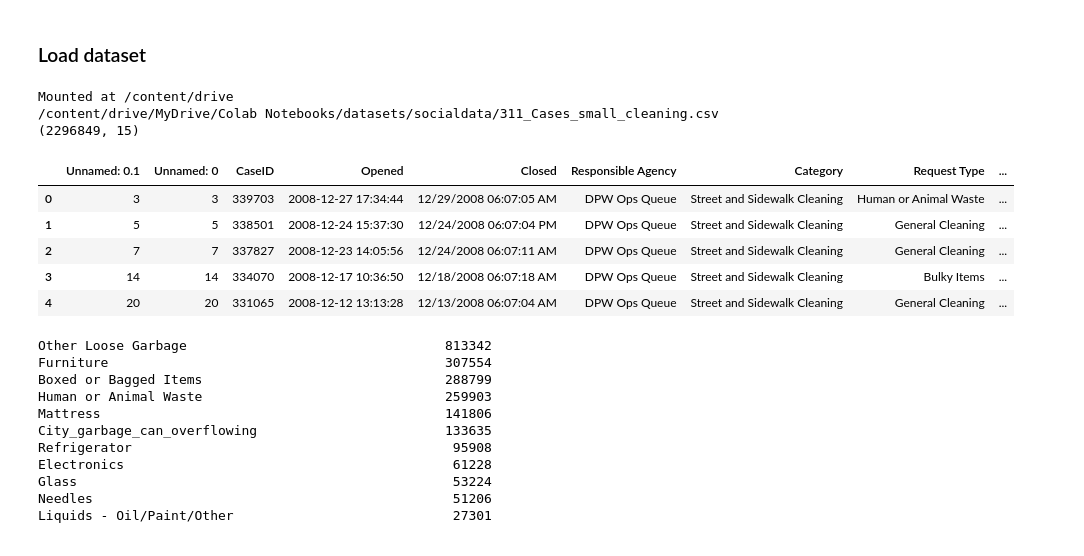
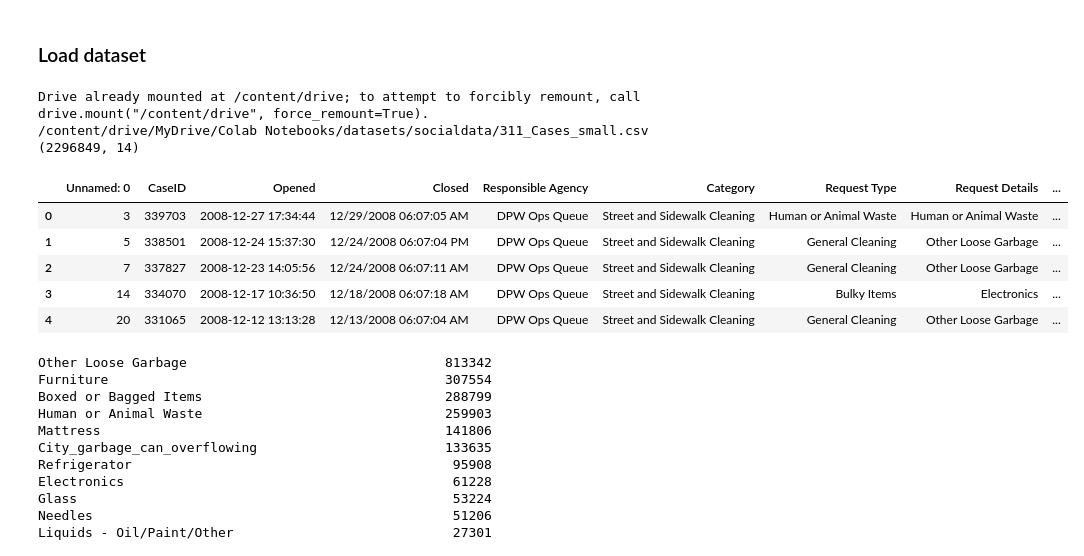
Before and after one commit to GustavHansen99/SocialDataFinalProject, a Jupyter notebook: coding/data_exploration_aiax.ipynb, the cells around one changed output. Cells and saved outputs as stored; diff of their text form; code cells hidden in the pictures.

```diff
--- a/coding/data_exploration_aiax.ipynb
+++ b/coding/data_exploration_aiax.ipynb
@@ -55,48 +58,47 @@ from google.colab import drive
 drive.mount('/content/drive')
 
 datasets_path = '/content/drive/MyDrive/Colab Notebooks/datasets/socialdata'
-file_path = "311_Cases_small_cleaning.csv"
+file_path = "311_Cases_small.csv"
 dataset_path = os.path.join(datasets_path, file_path)
 print(dataset_path)
 
 # Load dataset with only necessary cols
 # cols = ['CaseID', 'Opened', 'Category', 'Latitude', 'Longitude', 'Responsible Agency']
 # cols = ['CaseID', 'Opened', 'Closed', 'Category', 'Request Type', 'Request Details', 'Street', 'Police District', 'Latitude', 'Longitude', 'Responsible Agency']
 # df = pd.read_csv(dataset_path, usecols=cols, low_memory=True)
 # df = df[df['Category']=='Street and Sidewalk Cleaning']
-# df.to_csv(os.path.join(datasets_path, "311_Cases_small_cleaning.csv"))
+# df.to_csv(os.path.join(datasets_path, "311_Cases_small.csv"))
 
 df = pd.read_csv(dataset_path)
 
 # Optional: set display options to show all columns
 pd.set_option('display.max_columns', None)
 
 # Select float format
-pd.set_option('float_format', '{:.2f}'.format)
+# pd.set_option('float_format', '{:.2f}'.format)
 
 # Set main colors for plots
 color='lavender'
 edgecolor='indigo'
 
 # Convert the "Opened" column to a datetime object, and extract the date and time components into separate columns
 df['Opened'] = pd.to_datetime(df['Opened'], format='%m/%d/%Y %I:%M:%S %p')
-
 df['Date'] = df['Opened'].dt.date
 df['Time'] = df['Opened'].dt.time
 
 # Show the first few rows of the resulting dataframe
 print(df.shape)
 df.head()
 # %% [output]
-Mounted at /content/drive
-/content/drive/MyDrive/Colab Notebooks/datasets/socialdata/311_Cases_small_cleaning.csv
-(2296849, 15)
+Drive already mounted at /content/drive; to attempt to forcibly remount, call drive.mount("/content/drive", force_remount=True).
+/content/drive/MyDrive/Colab Notebooks/datasets/socialdata/311_Cases_small.csv
+(2296849, 14)
-|  | Unnamed: 0.1 | Unnamed: 0 | CaseID | Opened | Closed | Responsible Agency | Category | Request Type | ... |
-| 0 | 3 | 3 | 339703 | 2008-12-27 17:34:44 | 12/29/2008 06:07:05 AM | DPW Ops Queue | Street and Sidewalk Cleaning | Human or Animal Waste | ... |
-| 1 | 5 | 5 | 338501 | 2008-12-24 15:37:30 | 12/24/2008 06:07:04 PM | DPW Ops Queue | Street and Sidewalk Cleaning | General Cleaning | ... |
-| 2 | 7 | 7 | 337827 | 2008-12-23 14:05:56 | 12/24/2008 06:07:11 AM | DPW Ops Queue | Street and Sidewalk Cleaning | General Cleaning | ... |
-| 3 | 14 | 14 | 334070 | 2008-12-17 10:36:50 | 12/18/2008 06:07:18 AM | DPW Ops Queue | Street and Sidewalk Cleaning | Bulky Items | ... |
-| 4 | 20 | 20 | 331065 | 2008-12-12 13:13:28 | 12/13/2008 06:07:04 AM | DPW Ops Queue | Street and Sidewalk Cleaning | General Cleaning | ... |
+|  | Unnamed: 0 | CaseID | Opened | Closed | Responsible Agency | Category | Request Type | Request Details | ... |
+| 0 | 3 | 339703 | 2008-12-27 17:34:44 | 12/29/2008 06:07:05 AM | DPW Ops Queue | Street and Sidewalk Cleaning | Human or Animal Waste | Human or Animal Waste | ... |
+| 1 | 5 | 338501 | 2008-12-24 15:37:30 | 12/24/2008 06:07:04 PM | DPW Ops Queue | Street and Sidewalk Cleaning | General Cleaning | Other Loose Garbage | ... |
+| 2 | 7 | 337827 | 2008-12-23 14:05:56 | 12/24/2008 06:07:11 AM | DPW Ops Queue | Street and Sidewalk Cleaning | General Cleaning | Other Loose Garbage | ... |
+| 3 | 14 | 334070 | 2008-12-17 10:36:50 | 12/18/2008 06:07:18 AM | DPW Ops Queue | Street and Sidewalk Cleaning | Bulky Items | Electronics | ... |
+| 4 | 20 | 331065 | 2008-12-12 13:13:28 | 12/13/2008 06:07:04 AM | DPW Ops Queue | Street and Sidewalk Cleaning | General Cleaning | Other Loose Garbage | ... |
 # %%
 col = 'Request Details'
 print(df[col].value_counts().head(50))
```
Also changed, not shown: parts of 1 cell of this notebook.
